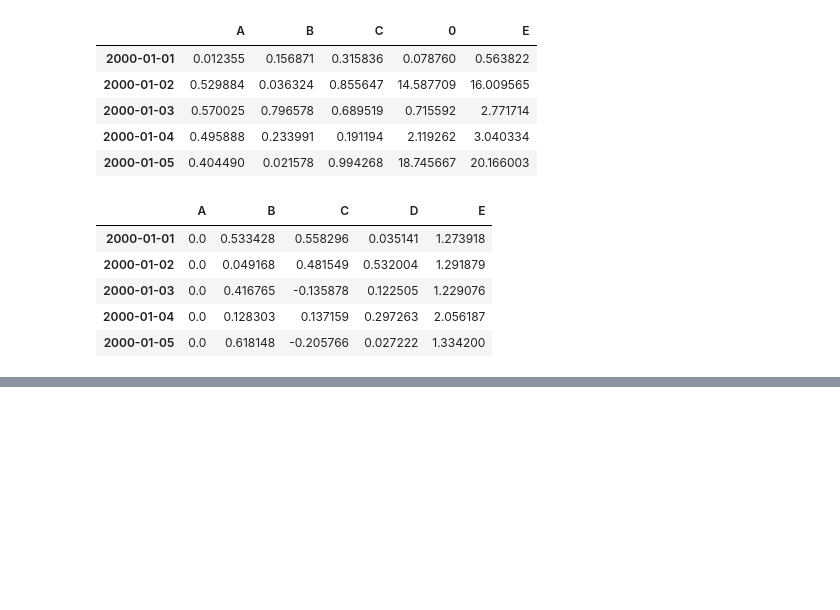
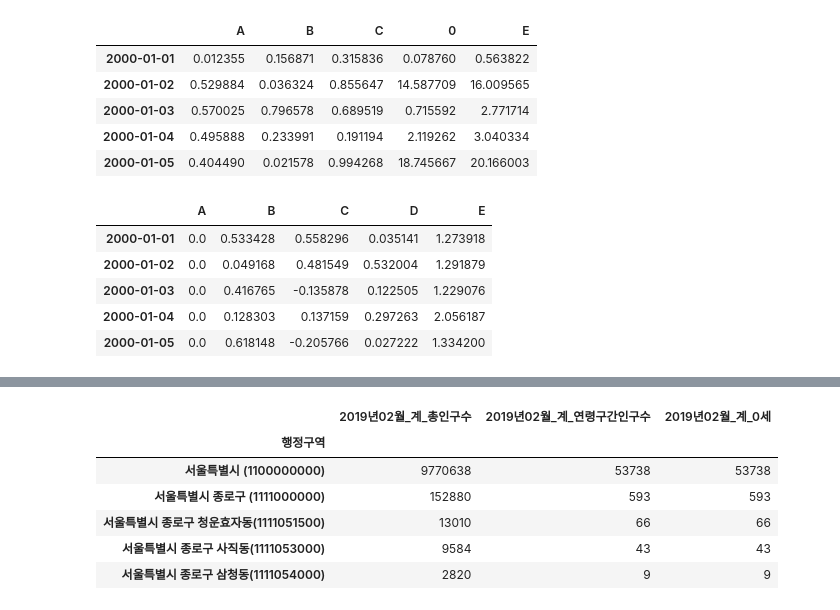
Before and after one commit to aguywhohasADHD/python_project, a Jupyter notebook: alldata/unit-09-02.ipynb, the cells around one changed output, grey strips where cells are left out. Saved outputs shown, nothing was run; the diff lists cells and outputs as text; code cells hidden in the pictures; blank space fills up the shorter version.

```diff
--- a/alldata/unit-09-02.ipynb
+++ b/alldata/unit-09-02.ipynb
@@ -117,0 +136,12 @@ df.head()
+# %%
+import pandas as pd
+df=pd.read_csv('age.csv',encoding='cp949',index_col=0)
+df.head()
+# %% [output]
+|  | 2019년02월_계_총인구수 | 2019년02월_계_연령구간인구수 | 2019년02월_계_0세 |
+| 행정구역 |  |  |  |
+| 서울특별시 (1100000000) | 9770638 | 53738 | 53738 |
+| 서울특별시 종로구 (1111000000) | 152880 | 593 | 593 |
+| 서울특별시 종로구 청운효자동(1111051500) | 13010 | 66 | 66 |
+| 서울특별시 종로구 사직동(1111053000) | 9584 | 43 | 43 |
+| 서울특별시 종로구 삼청동(1111054000) | 2820 | 9 | 9 |
```
Also changed, not shown: parts of 3 cells of this notebook, 7 other files.
